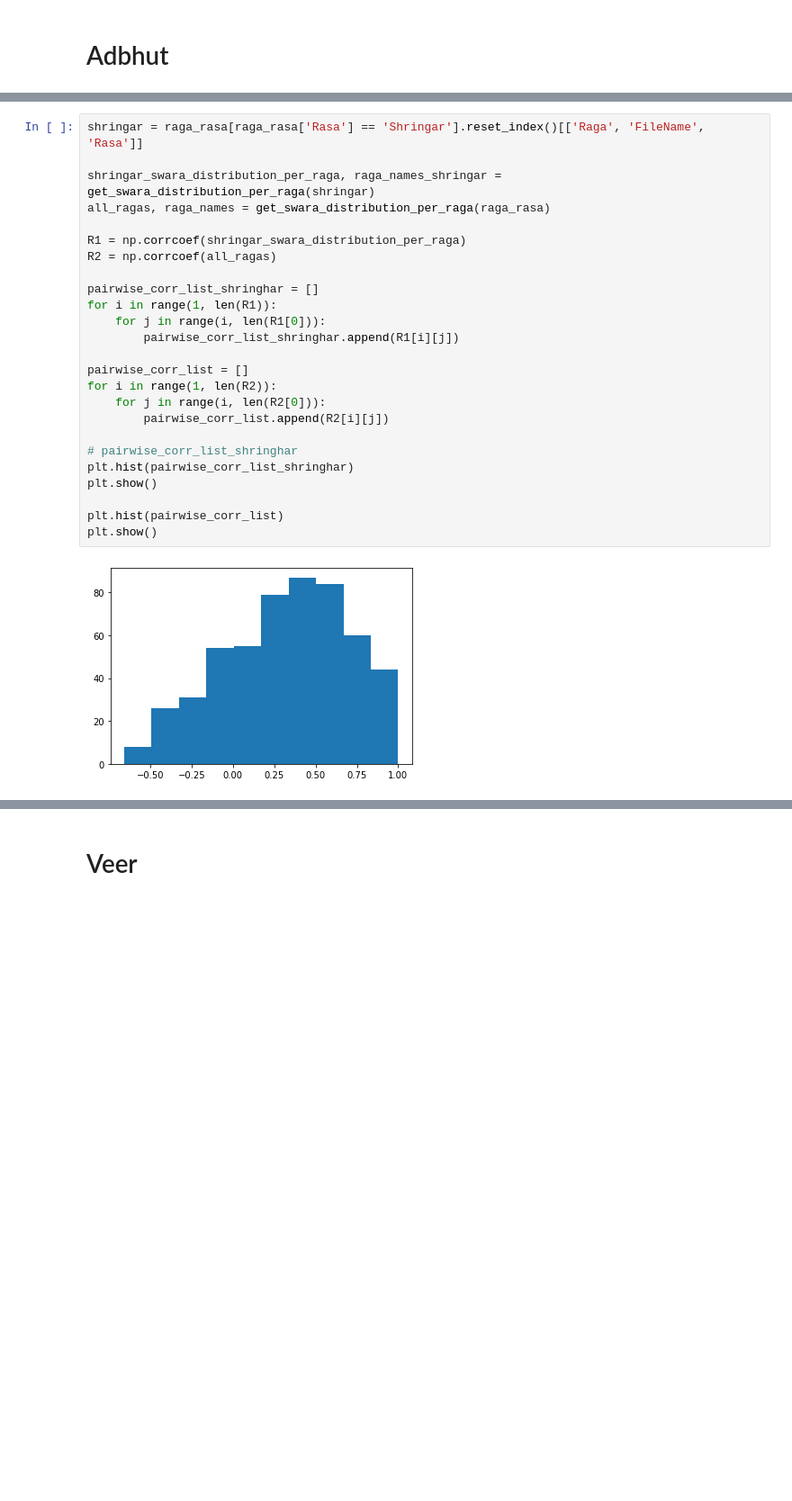
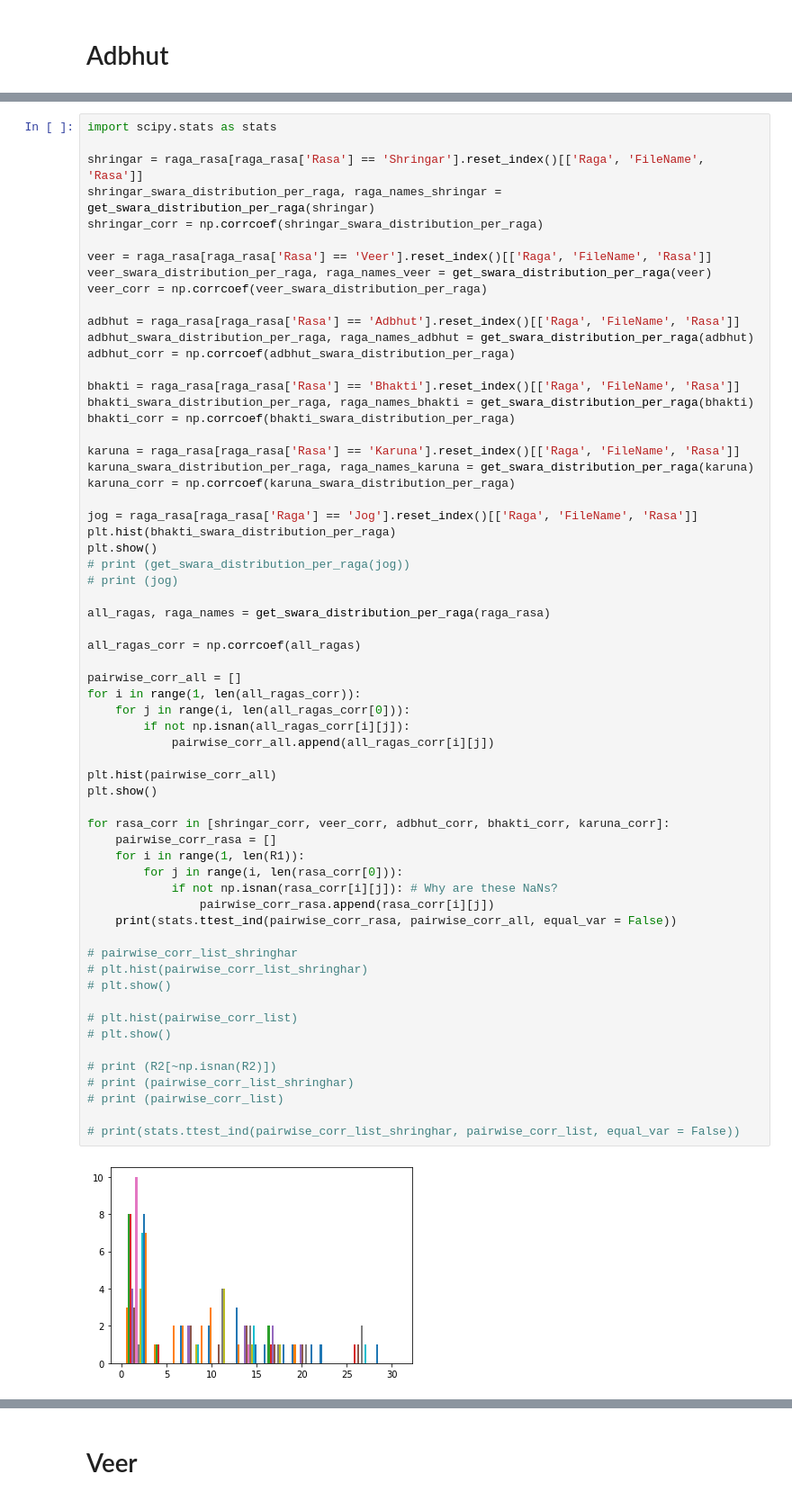
Before and after one commit to rhythmjain/ComputationalMusicology-TheRagaGuide, a Jupyter notebook: Assignment_6_Q1.ipynb, the cells around one changed output, grey strips where cells are left out. Shown: that part at 90% size. Saved outputs shown, nothing was run; the diff lists cells and outputs as text; blank space fills up the shorter version.

```diff
--- a/Assignment_6_Q1.ipynb
+++ b/Assignment_6_Q1.ipynb
@@ -110,27 +112,64 @@ heatmap.set_title('Adbhut Correlation between 5 ragas',
 # %%
+import scipy.stats as stats
+
 shringar = raga_rasa[raga_rasa['Rasa'] == 'Shringar'].reset_index()[['Raga', 'FileName', 'Rasa']]
+shringar_swara_distribution_per_raga, raga_names_shringar = get_swara_distribution_per_raga(shringar)
+shringar_corr = np.corrcoef(shringar_swara_distribution_per_raga)
 
-shringar_swara_distribution_per_raga, raga_names_shringar = get_swara_distribution_per_raga(shringar)
+veer = raga_rasa[raga_rasa['Rasa'] == 'Veer'].reset_index()[['Raga', 'FileName', 'Rasa']]
+veer_swara_distribution_per_raga, raga_names_veer = get_swara_distribution_per_raga(veer)
+veer_corr = np.corrcoef(veer_swara_distribution_per_raga)
+
+adbhut = raga_rasa[raga_rasa['Rasa'] == 'Adbhut'].reset_index()[['Raga', 'FileName', 'Rasa']]
+adbhut_swara_distribution_per_raga, raga_names_adbhut = get_swara_distribution_per_raga(adbhut)
+adbhut_corr = np.corrcoef(adbhut_swara_distribution_per_raga)
+
+bhakti = raga_rasa[raga_rasa['Rasa'] == 'Bhakti'].reset_index()[['Raga', 'FileName', 'Rasa']]
+bhakti_swara_distribution_per_raga, raga_names_bhakti = get_swara_distribution_per_raga(bhakti)
+bhakti_corr = np.corrcoef(bhakti_swara_distribution_per_raga)
+
+karuna = raga_rasa[raga_rasa['Rasa'] == 'Karuna'].reset_index()[['Raga', 'FileName', 'Rasa']]
+karuna_swara_distribution_per_raga, raga_names_karuna = get_swara_distribution_per_raga(karuna)
+karuna_corr = np.corrcoef(karuna_swara_distribution_per_raga)
+
+jog = raga_rasa[raga_rasa['Raga'] == 'Jog'].reset_index()[['Raga', 'FileName', 'Rasa']]
+plt.hist(bhakti_swara_distribution_per_raga)
+plt.show()
+# print (get_swara_distribution_per_raga(jog))
+# print (jog)
+
 all_ragas, raga_names = get_swara_distribution_per_raga(raga_rasa)
 
-R1 = np.corrcoef(shringar_swara_distribution_per_raga)
-R2 = np.corrcoef(all_ragas)
+all_ragas_corr = np.corrcoef(all_ragas)
 
-pairwise_corr_list_shringhar = []
-for i in range(1, len(R1)):
-    for j in range(i, len(R1[0])):
-        pairwise_corr_list_shringhar.append(R1[i][j])
+pairwise_corr_all = []
+for i in range(1, len(all_ragas_corr)):
+    for j in range(i, len(all_ragas_corr[0])):
+        if not np.isnan(all_ragas_corr[i][j]):
+            pairwise_corr_all.append(all_ragas_corr[i][j])
 
-pairwise_corr_list = []
-for i in range(1, len(R2)):
-    for j in range(i, len(R2[0])):
-        pairwise_corr_list.append(R2[i][j])
+plt.hist(pairwise_corr_all)
+plt.show()
+
+for rasa_corr in [shringar_corr, veer_corr, adbhut_corr, bhakti_corr, karuna_corr]:
+    pairwise_corr_rasa = []
+    for i in range(1, len(R1)):
+        for j in range(i, len(rasa_corr[0])):
+            if not np.isnan(rasa_corr[i][j]): # Why are these NaNs?
+                pairwise_corr_rasa.append(rasa_corr[i][j])
+    print(stats.ttest_ind(pairwise_corr_rasa, pairwise_corr_all, equal_var = False))
 
 # pairwise_corr_list_shringhar
-plt.hist(pairwise_corr_list_shringhar)
-plt.show()
+# plt.hist(pairwise_corr_list_shringhar)
+# plt.show()
 
-plt.hist(pairwise_corr_list)
-plt.show()
+# plt.hist(pairwise_corr_list)
+# plt.show()
+
+# print (R2[~np.isnan(R2)])
+# print (pairwise_corr_list_shringhar)
+# print (pairwise_corr_list)
+
+# print(stats.ttest_ind(pairwise_corr_list_shringhar, pairwise_corr_list, equal_var = False))
 # %% [output]
-[figure, old version]
+[figure, new version]
```
Also changed, not shown: parts of 5 cells of this notebook.
